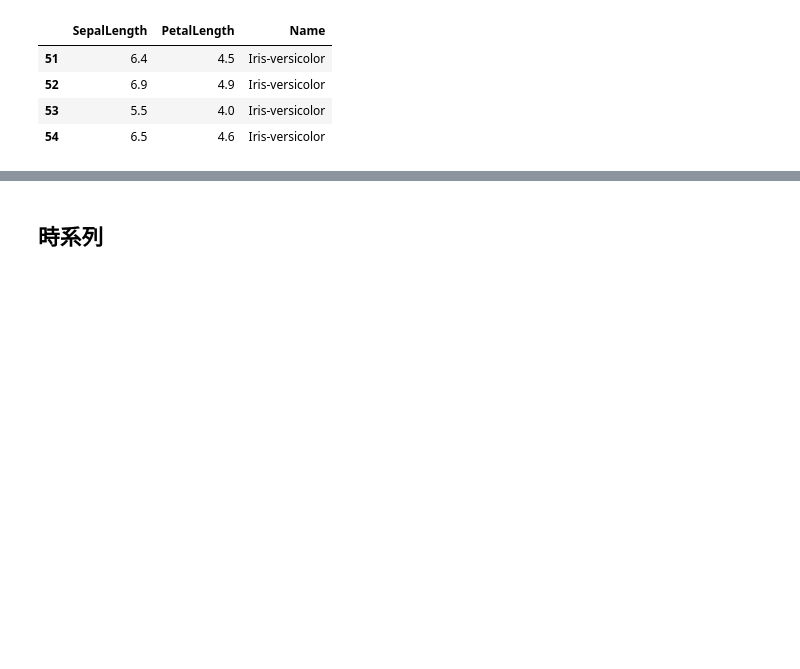
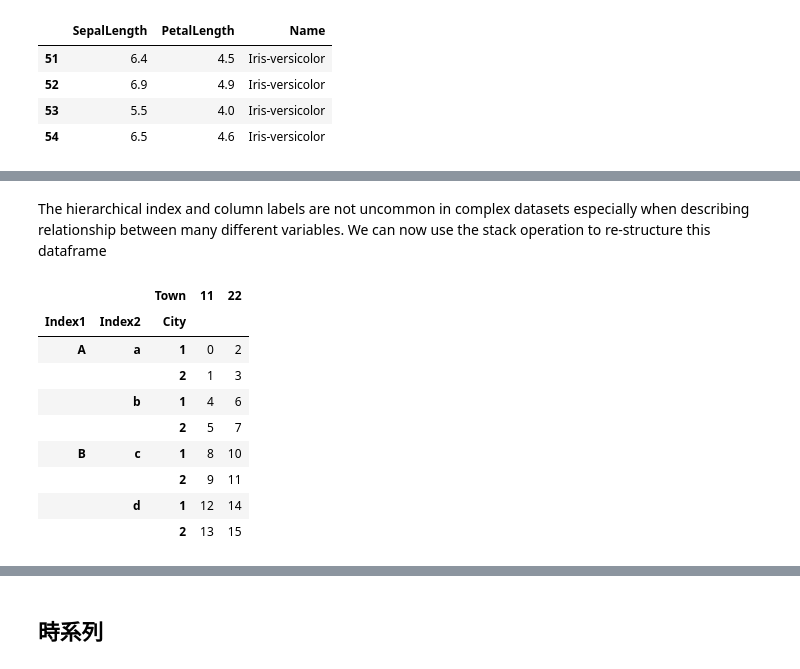
Before and after one commit to miwamasa/DataScience2022, a Jupyter notebook: notebooks/lecture2_pandas.ipynb, the cells around one changed output, grey strips where cells are left out. Drawn from its saved outputs; the diff is of its cells as text; code cells hidden in the pictures; blank space fills up the shorter version.

```diff
--- a/notebooks/lecture2_pandas.ipynb
+++ b/notebooks/lecture2_pandas.ipynb
@@ -512,0 +646,7 @@ a.get_group('Iris-versicolor')
+# %%
+df_2 = pd.DataFrame(np.arange(16).reshape(4,4),
+                 index = [['A', 'A', 'B', 'B'],['a','b','c','d']],
+                 columns = [[1,1,2,2], [11,11,22,22]])
+df_2.index.names = ['Index1', 'Index2']
+df_2.columns.names = ['City', 'Town']
+df_2
@@ -512,0 +661,15 @@ a.get_group('Iris-versicolor')
+# %% [markdown]
+The hierarchical index and column labels are not uncommon in complex datasets especially when describing relationship between many different variables. We can now use the stack operation to re-structure this dataframe
+# %%
+df_2.stack(level = 0)
+# %% [output]
+|  |  | Town | 11 | 22 |
+| Index1 | Index2 | City |  |  |
+| A | a | 1 | 0 | 2 |
+|  |  | 2 | 1 | 3 |
+|  | b | 1 | 4 | 6 |
+|  |  | 2 | 5 | 7 |
+| B | c | 1 | 8 | 10 |
+|  |  | 2 | 9 | 11 |
+|  | d | 1 | 12 | 14 |
+|  |  | 2 | 13 | 15 |
```
Also changed, not shown: parts of 43 cells of this notebook, 1 other file.
